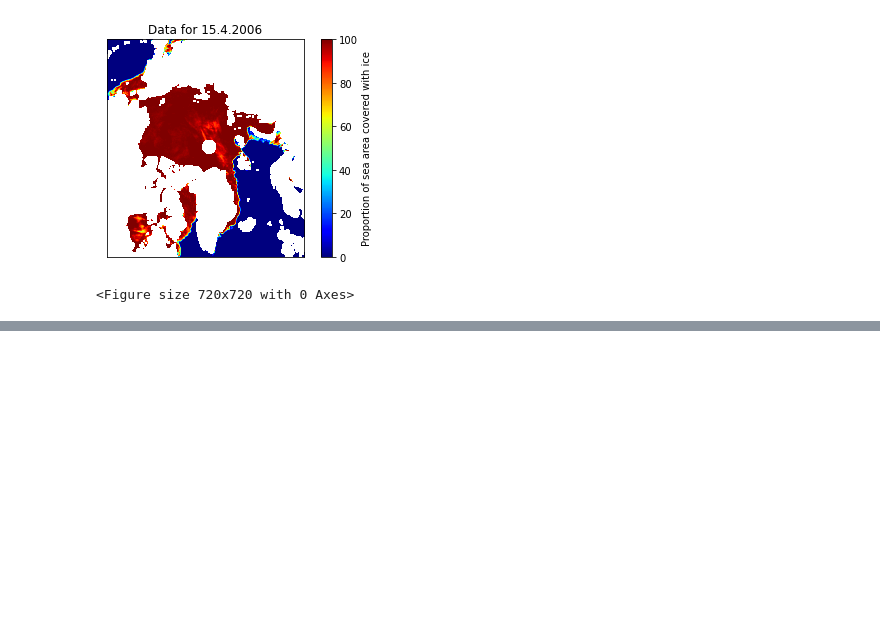
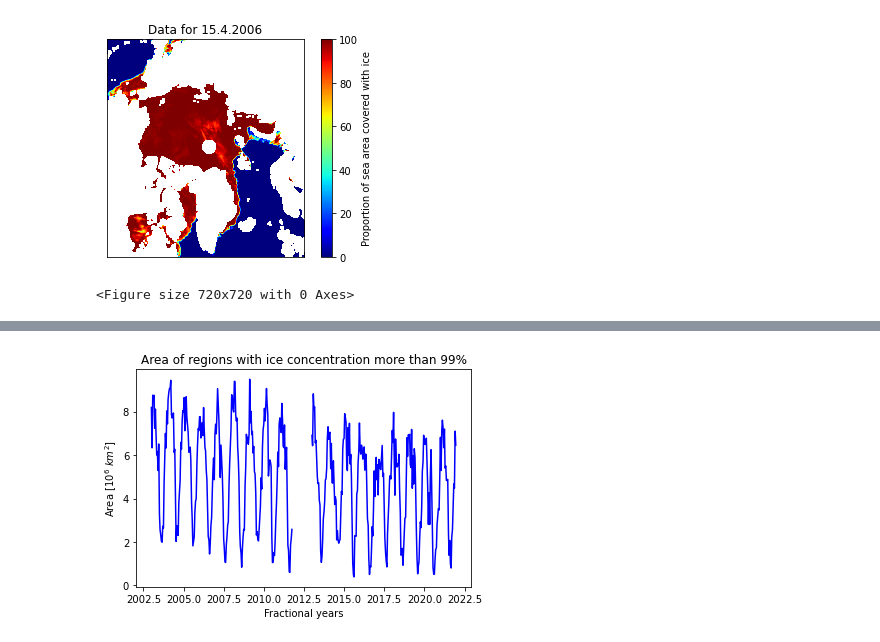
Before and after one commit to smilex555/phys718-hwp, a Jupyter notebook: project2/Project_2_Arctic_Ice_maps_students.ipynb, the cells around one changed output, grey strips where cells are left out. Saved outputs shown, nothing was run; the diff lists cells and outputs as text; code cells hidden in the pictures; blank space fills up the shorter version.

```diff
--- a/project2/Project_2_Arctic_Ice_maps_students.ipynb
+++ b/project2/Project_2_Arctic_Ice_maps_students.ipynb
@@ -255,0 +180,27 @@ plt.show()
+# %%
+#we use only one times array (fractional years array) for the entire notebook, which is initialised in the first cell of task 2
+#changing the date range in that cell changes the plots here and afterwards (this can be done by changing the variable, "pathstring2")
+#this is useful if we are interested in exploring the plots for other date ranges
+ninenineplus = np.zeros(len(glob.glob(pathstring2))) #initialise a zero matrix the size of the number of data files to store the desired result
+
+#comments are ditto from the first cell of task 2, unless stated otherwise
+flag = 0
+for file in sorted(glob.glob(pathstring2)):
+    data = np.load(file)
+    #update the array with the values of total area of pixels with more than 99% concentration
+    ninenineplus[flag] = np.sum(data[(data >= 99)] * area[(data >= 99)]/100) #multiply conc. of every pixel with its corresponding area value and sum
+    #divide by hundred because the concentration is given in percentage
+    #we do not need nansum here. we don't have any nan values because we are slicing the array in such a way
+    flag += 1
+
+#plotting
+plt.plot(times[times < 2012], ninenineplus[times < 2012]/1e6, color='blue') #plot for times before 2012
+plt.plot(times[times > 2012], ninenineplus[times > 2012]/1e6, color='blue') #plot for times after 2012
+#notice that we have divided the y-values by 1e6
+#this means that the area in the plot in million km^2
+plt.title('Area of regions with ice concentration more than 99%') #add plot title
+plt.xlabel('Fractional years') #add x-label
+plt.ylabel('Area [$10^6~km^2$]') #add y-label - area is in million km^2
+plt.show() #print plot
+# %% [output]
+[figure, added]
```
Also changed, not shown: parts of 34 cells of this notebook.
